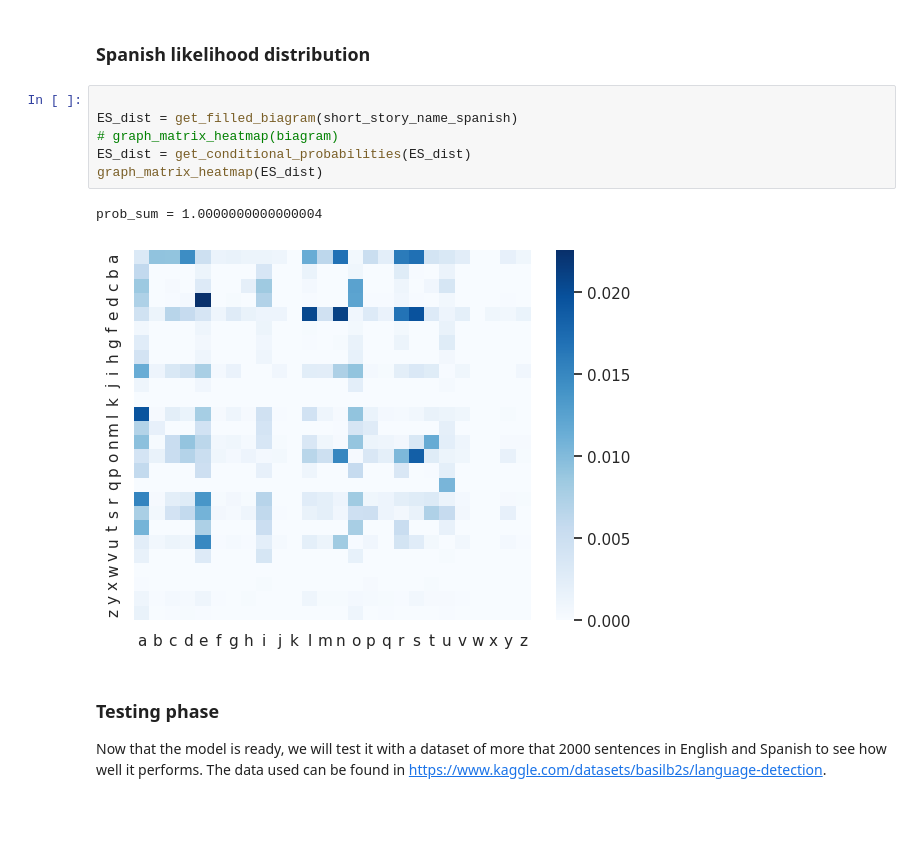
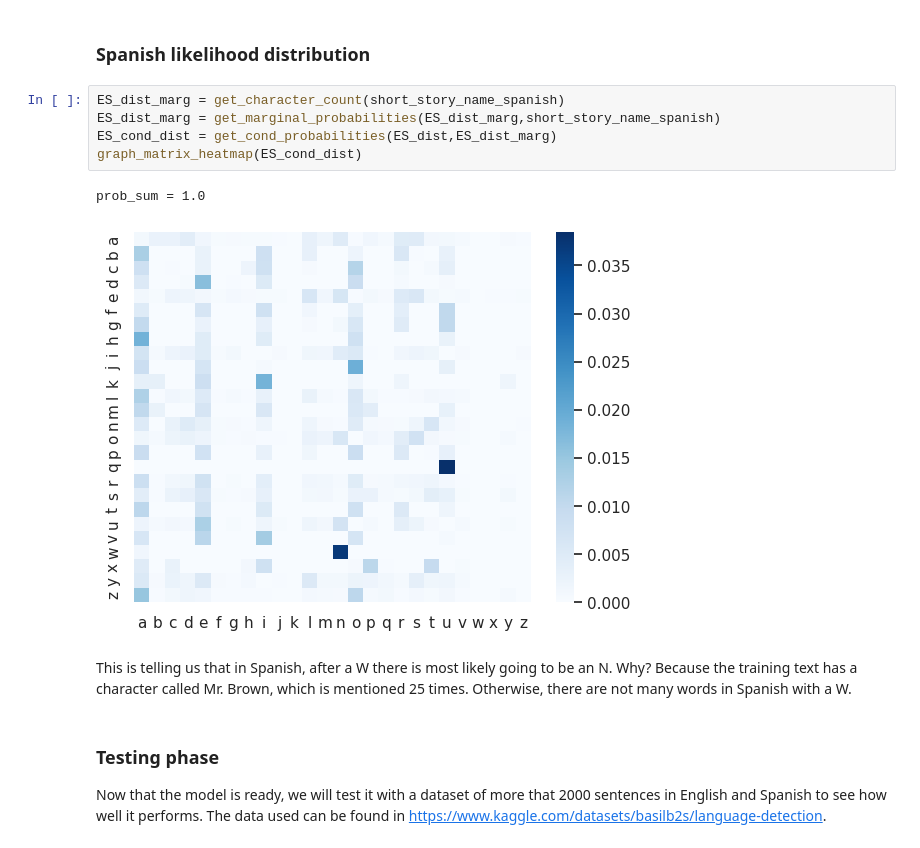
Before and after one commit to jrsalgadoASW/hw3_language_model_joint_conditional, a Jupyter notebook: model_creation.ipynb, the cells around one changed output. Drawn from its saved outputs; the diff is of its cells as text; blank space fills up the shorter version.

```diff
--- a/model_creation.ipynb
+++ b/model_creation.ipynb
@@ -281,14 +293,15 @@ prob_sum = 1.0000000000000018
 # %% [markdown]
 ### Spanish likelihood distribution
-# %%
-
-ES_dist = get_filled_biagram(short_story_name_spanish)
-# graph_matrix_heatmap(biagram)
-ES_dist = get_conditional_probabilities(ES_dist)
-graph_matrix_heatmap(ES_dist)
-# %% [output]
-prob_sum = 1.0000000000000004
-[figure, removed]
+# %%
+ES_dist_marg = get_character_count(short_story_name_spanish)
+ES_dist_marg = get_marginal_probabilities(ES_dist_marg,short_story_name_spanish)
+ES_cond_dist = get_cond_probabilities(ES_dist,ES_dist_marg)
+graph_matrix_heatmap(ES_cond_dist)
+# %% [output]
+prob_sum = 1.0
+[figure, added]
+# %% [markdown]
+This is telling us that in Spanish, after a W there is most likely going to be an N. Why? Because the training text has a character called Mr. Brown, which is mentioned 25 times. Otherwise, there are not many words in Spanish with a W.
 # %% [markdown]
 ### Testing phase
 Now that the model is ready, we will test it with a dataset of more that 2000 sentences in English and Spanish to see how well it performs. The data used can be found in https://www.kaggle.com/datasets/basilb2s/language-detection.
```
Also changed, not shown: parts of 9 cells of this notebook.
